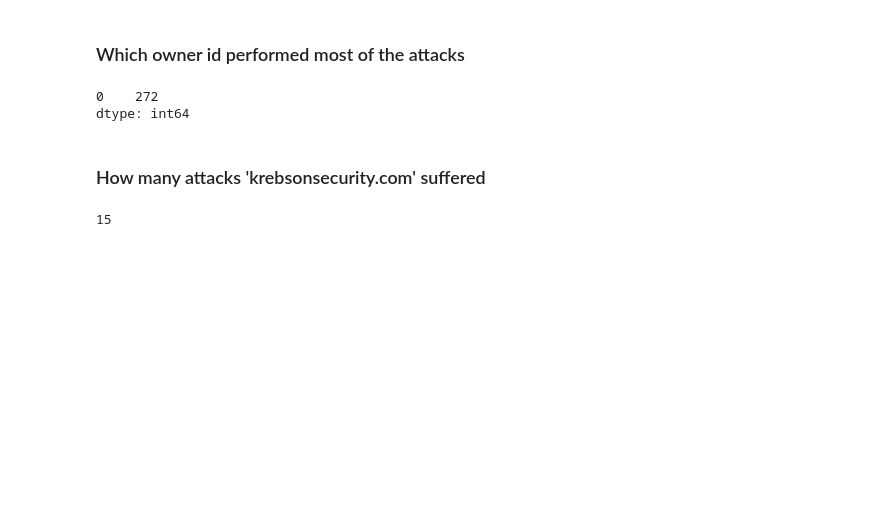
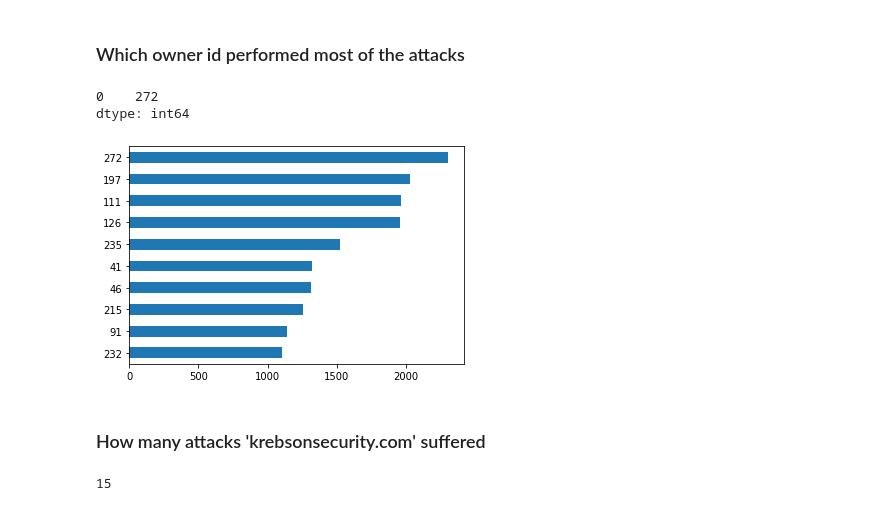
Before and after one commit to NijeboerFrank/jupyter-assignment-3, a Jupyter notebook: assignment2.ipynb, the cells around one changed output. Cells and saved outputs as stored; diff of their text form; code cells hidden in the pictures; blank space fills up the shorter version.

```diff
--- a/assignment2.ipynb
+++ b/assignment2.ipynb
@@ -88,9 +91,14 @@ Name: type, dtype: int64
 # %%
 attack_id = attack_df['client_attacker'].mode()
 print(attack_id)
+
+attack_id = attack_df['client_attacker'].value_counts()
+attack_id.head(10).sort_values().plot.barh()
+plt.show()
 # %% [output]
 0    272
 dtype: int64
+[figure, added]
 # %% [markdown]
 ### How many attacks 'krebsonsecurity.com' suffered
 # %%
```
Also changed, not shown: parts of 4 cells of this notebook.
